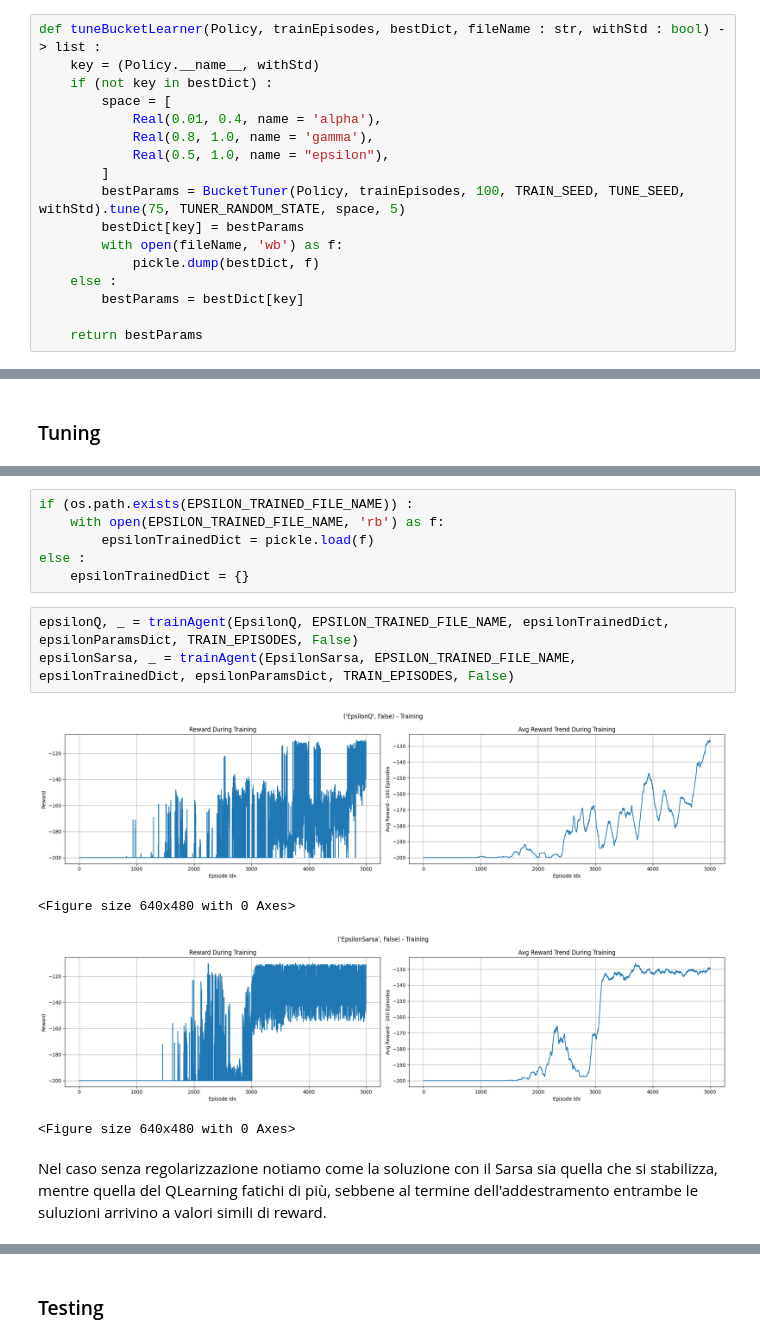
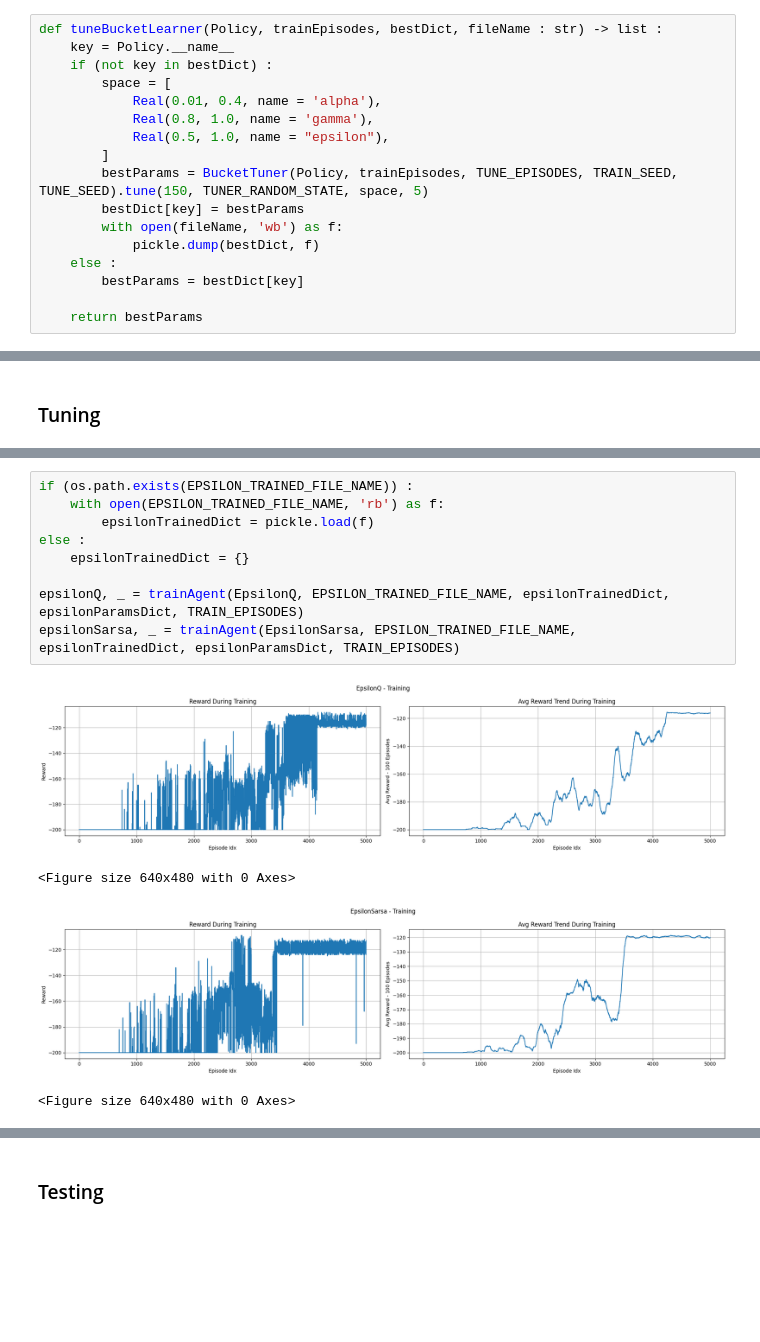
Before and after one commit to SimoneNicosanti/ML_Project, a Jupyter notebook: Project.ipynb, the cells around one changed output, grey strips where cells are left out. Cells and saved outputs as stored; diff of their text form; blank space fills up the shorter version.

```diff
--- a/Project.ipynb
+++ b/Project.ipynb
@@ -515,14 +554,14 @@ class BucketTuner(Tuner) :
         return objValue
 # %%
-def tuneBucketLearner(Policy, trainEpisodes, bestDict, fileName : str, withStd : bool) -> list :
-    key = (Policy.__name__, withStd)
+def tuneBucketLearner(Policy, trainEpisodes, bestDict, fileName : str) -> list :
+    key = Policy.__name__
     if (not key in bestDict) :
         space = [
             Real(0.01, 0.4, name = 'alpha'),
             Real(0.8, 1.0, name = 'gamma'),
             Real(0.5, 1.0, name = "epsilon"),
         ]
-        bestParams = BucketTuner(Policy, trainEpisodes, 100, TRAIN_SEED, TUNE_SEED, withStd).tune(75, TUNER_RANDOM_STATE, space, 5)
+        bestParams = BucketTuner(Policy, trainEpisodes, TUNE_EPISODES, TRAIN_SEED, TUNE_SEED).tune(150, TUNER_RANDOM_STATE, space, 5)
         bestDict[key] = bestParams
         with open(fileName, 'wb') as f:
             pickle.dump(bestDict, f)
@@ -621,16 +629,14 @@ def trainAgent(PolicyClass, fileName, trainDict, bestParamsDict, episodeNum, wit
 # %%
 if (os.path.exists(EPSILON_TRAINED_FILE_NAME)) :
     with open(EPSILON_TRAINED_FILE_NAME, 'rb') as f:
         epsilonTrainedDict = pickle.load(f)
 else :
     epsilonTrainedDict = {}
+
+epsilonQ, _ = trainAgent(EpsilonQ, EPSILON_TRAINED_FILE_NAME, epsilonTrainedDict, epsilonParamsDict, TRAIN_EPISODES)
+epsilonSarsa, _ = trainAgent(EpsilonSarsa, EPSILON_TRAINED_FILE_NAME, epsilonTrainedDict, epsilonParamsDict, TRAIN_EPISODES)
+# %% [output]
+[figure, added]
+<Figure size 640x480 with 0 Axes>
+[figure, added]
+<Figure size 640x480 with 0 Axes>
-# %%
-epsilonQ, _ = trainAgent(EpsilonQ, EPSILON_TRAINED_FILE_NAME, epsilonTrainedDict, epsilonParamsDict, TRAIN_EPISODES, False)
-epsilonSarsa, _ = trainAgent(EpsilonSarsa, EPSILON_TRAINED_FILE_NAME, epsilonTrainedDict, epsilonParamsDict, TRAIN_EPISODES, False)
-# %% [output]
-[figure, removed]
-<Figure size 640x480 with 0 Axes>
-[figure, removed]
-<Figure size 640x480 with 0 Axes>
-# %% [markdown]
-Nel caso senza regolarizzazione notiamo come la soluzione con il Sarsa sia quella che si stabilizza, mentre quella del QLearning fatichi di più, sebbene al termine dell'addestramento entrambe le suluzioni arrivino a valori simili di reward.
```
Also changed, not shown: parts of 63 cells of this notebook, 10 other files.
